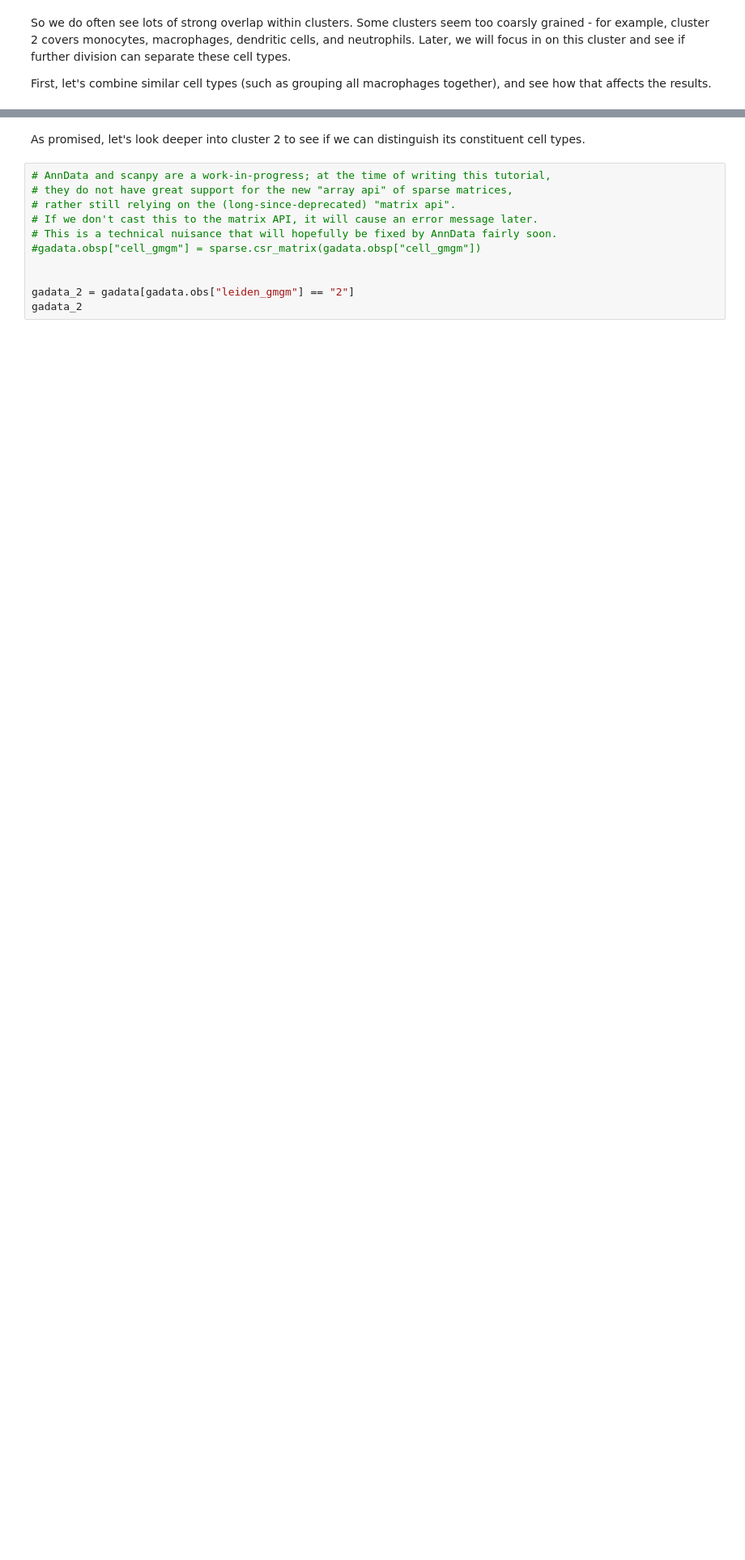
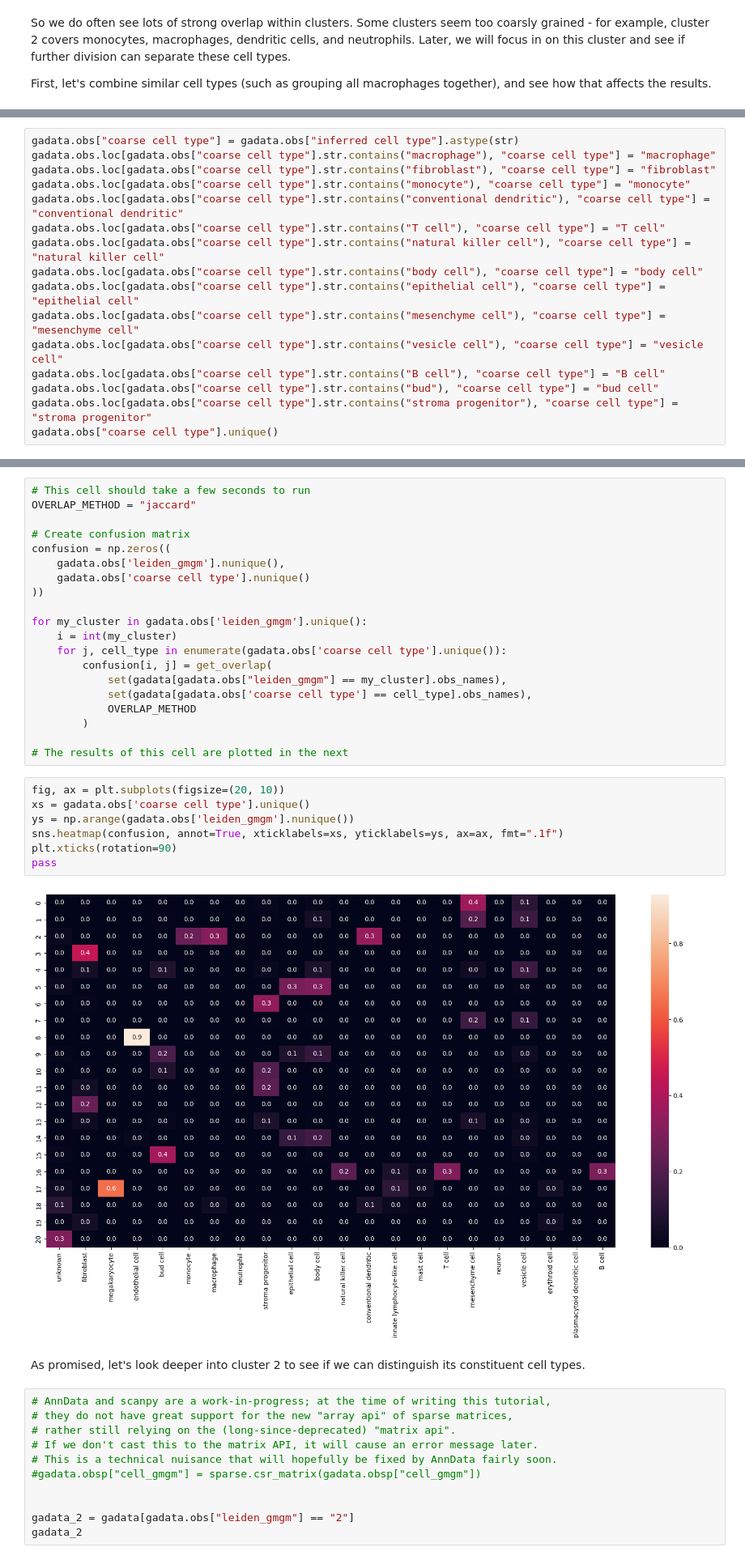
Before and after one commit to BaileyAndrew/ellis-summerschool, a Jupyter notebook: notebooks/experiment.ipynb, the cells around one changed output, grey strips where cells are left out. Shown at 81% size. Drawn from its saved outputs; the diff is of its cells as text; blank space fills up the shorter version.

Commit message:
Combined cell types

```diff
--- a/notebooks/experiment.ipynb
+++ b/notebooks/experiment.ipynb
@@ -883,0 +882,16 @@ First, let's combine similar cell types (such as grouping all macrophages togeth
+# %%
+gadata.obs["coarse cell type"] = gadata.obs["inferred cell type"].astype(str)
+gadata.obs.loc[gadata.obs["coarse cell type"].str.contains("macrophage"), "coarse cell type"] = "macrophage"
+gadata.obs.loc[gadata.obs["coarse cell type"].str.contains("fibroblast"), "coarse cell type"] = "fibroblast"
+gadata.obs.loc[gadata.obs["coarse cell type"].str.contains("monocyte"), "coarse cell type"] = "monocyte"
+gadata.obs.loc[gadata.obs["coarse cell type"].str.contains("conventional dendritic"), "coarse cell type"] = "conventional dendritic"
+gadata.obs.loc[gadata.obs["coarse cell type"].str.contains("T cell"), "coarse cell type"] = "T cell"
+gadata.obs.loc[gadata.obs["coarse cell type"].str.contains("natural killer cell"), "coarse cell type"] = "natural killer cell"
+gadata.obs.loc[gadata.obs["coarse cell type"].str.contains("body cell"), "coarse cell type"] = "body cell"
+gadata.obs.loc[gadata.obs["coarse cell type"].str.contains("epithelial cell"), "coarse cell type"] = "epithelial cell"
+gadata.obs.loc[gadata.obs["coarse cell type"].str.contains("mesenchyme cell"), "coarse cell type"] = "mesenchyme cell"
+gadata.obs.loc[gadata.obs["coarse cell type"].str.contains("vesicle cell"), "coarse cell type"] = "vesicle cell"
+gadata.obs.loc[gadata.obs["coarse cell type"].str.contains("B cell"), "coarse cell type"] = "B cell"
+gadata.obs.loc[gadata.obs["coarse cell type"].str.contains("bud"), "coarse cell type"] = "bud cell"
+gadata.obs.loc[gadata.obs["coarse cell type"].str.contains("stroma progenitor"), "coarse cell type"] = "stroma progenitor"
+gadata.obs["coarse cell type"].unique()
@@ -884,3 +906,32 @@ First, let's combine similar cell types (such as grouping all macrophages togeth
+# %%
+# This cell should take a few seconds to run
+OVERLAP_METHOD = "jaccard"
+
+# Create confusion matrix
+confusion = np.zeros((
+    gadata.obs['leiden_gmgm'].nunique(),
+    gadata.obs['coarse cell type'].nunique()
+))
+
+for my_cluster in gadata.obs['leiden_gmgm'].unique():
+    i = int(my_cluster)
+    for j, cell_type in enumerate(gadata.obs['coarse cell type'].unique()):
+        confusion[i, j] = get_overlap(
+            set(gadata[gadata.obs["leiden_gmgm"] == my_cluster].obs_names),
+            set(gadata[gadata.obs['coarse cell type'] == cell_type].obs_names),
+            OVERLAP_METHOD
+        )
+
+# The results of this cell are plotted in the next
+# %%
+fig, ax = plt.subplots(figsize=(20, 10))
+xs = gadata.obs['coarse cell type'].unique()
+ys = np.arange(gadata.obs['leiden_gmgm'].nunique())
+sns.heatmap(confusion, annot=True, xticklabels=xs, yticklabels=ys, ax=ax, fmt=".1f")
+plt.xticks(rotation=90)
+pass
+# %% [output]
+[figure, added]
 # %% [markdown]
 As promised, let's look deeper into cluster 2 to see if we can distinguish its constituent cell types.
 # %%
```
Also changed, not shown: parts of 3 cells of this notebook.
